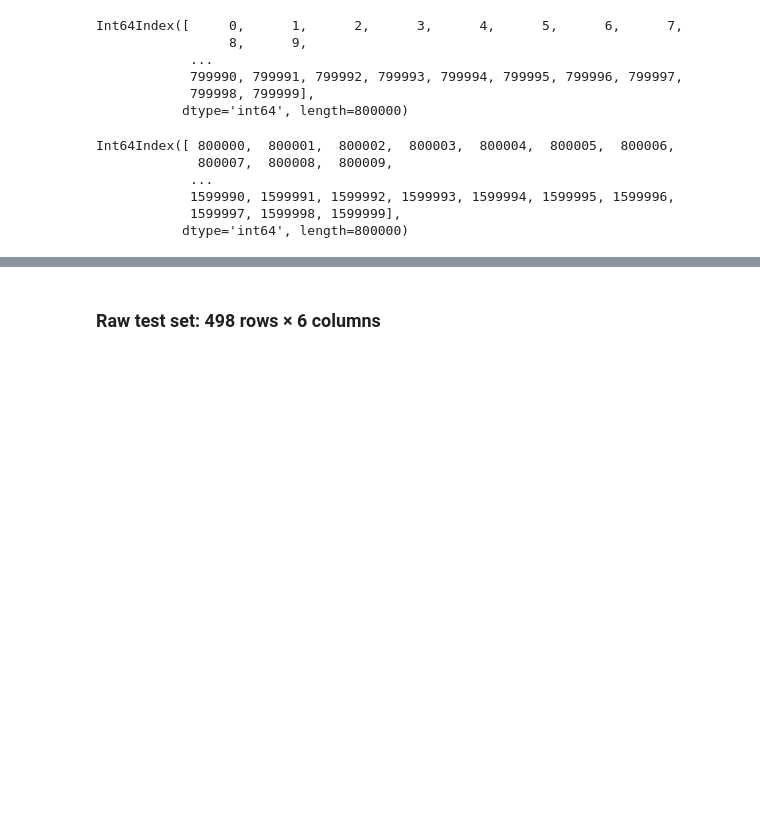
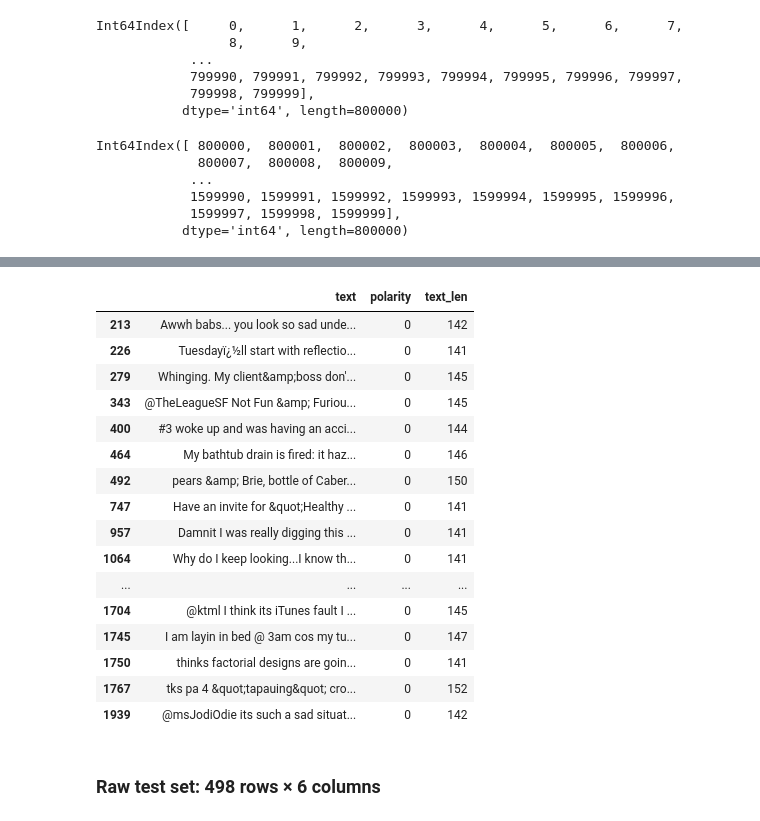
Before and after one commit to federikovi/635AA-TextAnalytics, a Jupyter notebook: 1-Data-Understanding/understanding.ipynb, the cells around one changed output, grey strips where cells are left out. Cells and saved outputs as stored; diff of their text form; code cells hidden in the pictures; blank space fills up the shorter version.

```diff
--- a/1-Data-Understanding/understanding.ipynb
+++ b/1-Data-Understanding/understanding.ipynb
@@ -150,3 +196,23 @@ Int64Index([ 800000,  800001,  800002,  800003,  800004,  800005,  800006,
+# %%
+train[train.text_len > 140 ].head(20)
+# %% [output]
+|  | text | polarity | text_len |
+| 213 | Awwh babs... you look so sad unde... | 0 | 142 |
+| 226 | Tuesdayï¿½ll start with reflectio... | 0 | 141 |
+| 279 | Whinging. My client&amp;boss don'... | 0 | 145 |
+| 343 | @TheLeagueSF Not Fun &amp; Furiou... | 0 | 145 |
+| 400 | #3 woke up and was having an acci... | 0 | 144 |
+| 464 | My bathtub drain is fired: it haz... | 0 | 146 |
+| 492 | pears &amp; Brie, bottle of Caber... | 0 | 150 |
+| 747 | Have an invite for &quot;Healthy ... | 0 | 141 |
+| 957 | Damnit I was really digging this ... | 0 | 141 |
+| 1064 | Why do I keep looking...I know th... | 0 | 141 |
+| ... | ... | ... | ... |
+| 1704 | @ktml I think its iTunes fault I ... | 0 | 145 |
+| 1745 | I am layin in bed @ 3am cos my tu... | 0 | 147 |
+| 1750 | thinks factorial designs are goin... | 0 | 141 |
+| 1767 | tks pa 4 &quot;tapauing&quot; cro... | 0 | 152 |
+| 1939 | @msJodiOdie its such a sad situat... | 0 | 142 |
 # %% [markdown]
 ### Raw test set: 498 rows × 6 columns
 # %%
```
Also changed, not shown: parts of 9 cells of this notebook, 3 other files.
